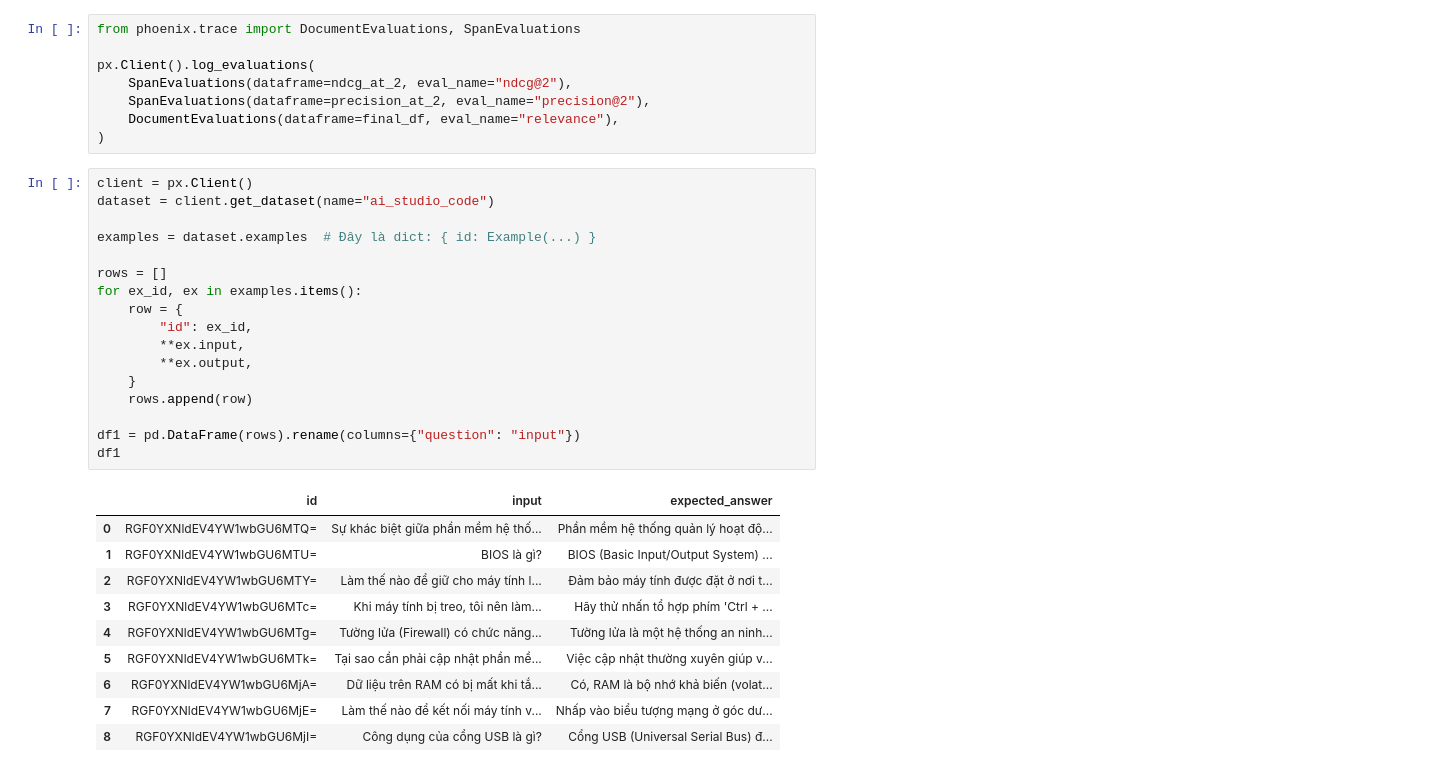
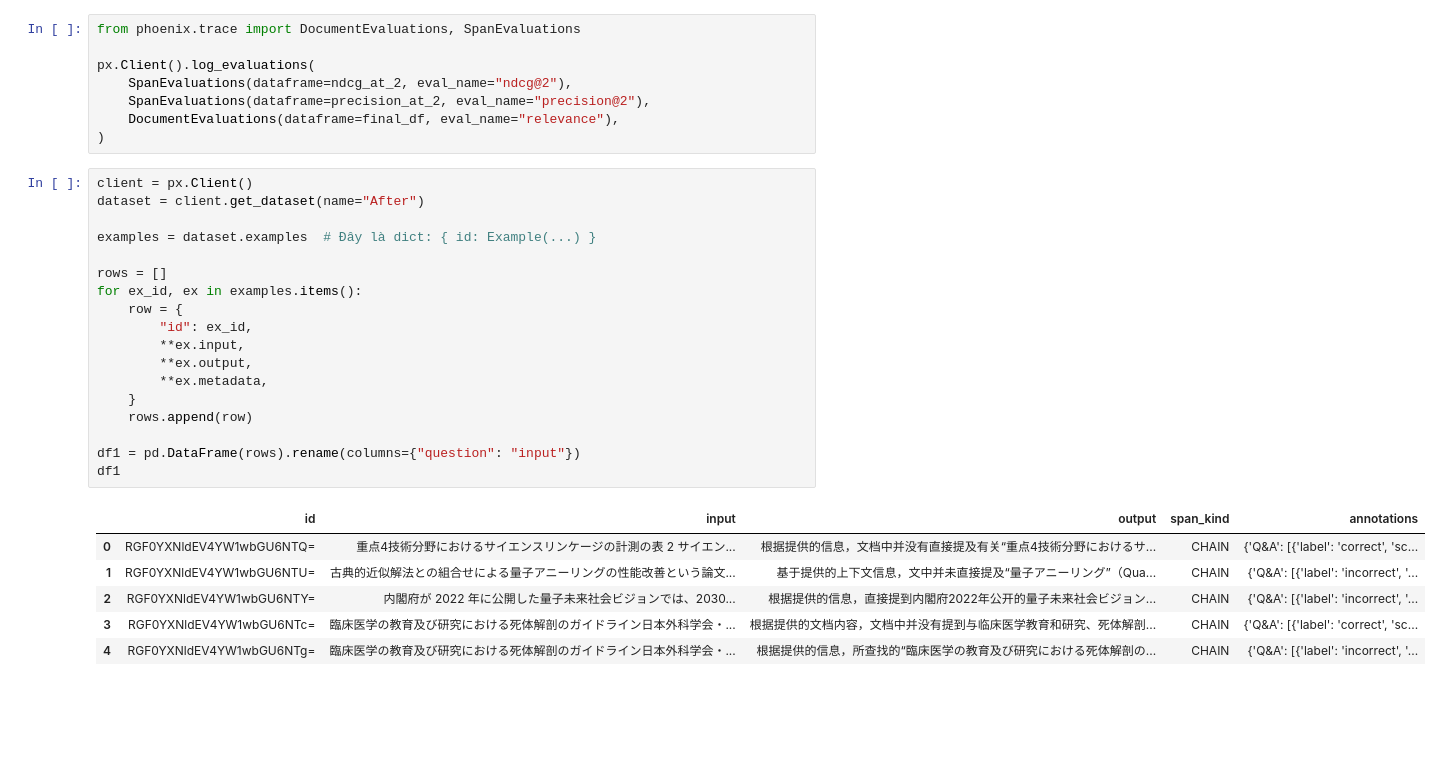
Before and after one commit to danghaido/LiteLLM, a Jupyter notebook: OHOHO.ipynb, the cells around one changed output. Drawn from its saved outputs; the diff is of its cells as text; blank space fills up the shorter version.

```diff
--- a/OHOHO.ipynb
+++ b/OHOHO.ipynb
@@ -850,32 +863,29 @@ px.Client().log_evaluations(
 )
 # %%
 client = px.Client()
-dataset = client.get_dataset(name="ai_studio_code")
+dataset = client.get_dataset(name="After")
 
 examples = dataset.examples  # Đây là dict: { id: Example(...) }
 
 rows = []
 for ex_id, ex in examples.items():
     row = {
         "id": ex_id,
         **ex.input,
         **ex.output,
+        **ex.metadata,
     }
     rows.append(row)
 
 df1 = pd.DataFrame(rows).rename(columns={"question": "input"})
 df1
 # %% [output]
-|  | id | input | expected_answer |
-| 0 | RGF0YXNldEV4YW1wbGU6MTQ= | Sự khác biệt giữa phần mềm hệ thố... | Phần mềm hệ thống quản lý hoạt độ... |
-| 1 | RGF0YXNldEV4YW1wbGU6MTU= | BIOS là gì? | BIOS (Basic Input/Output System) ... |
-| 2 | RGF0YXNldEV4YW1wbGU6MTY= | Làm thế nào để giữ cho máy tính l... | Đảm bảo máy tính được đặt ở nơi t... |
-| 3 | RGF0YXNldEV4YW1wbGU6MTc= | Khi máy tính bị treo, tôi nên làm... | Hãy thử nhấn tổ hợp phím 'Ctrl + ... |
-| 4 | RGF0YXNldEV4YW1wbGU6MTg= | Tường lửa (Firewall) có chức năng... | Tường lửa là một hệ thống an ninh... |
-| 5 | RGF0YXNldEV4YW1wbGU6MTk= | Tại sao cần phải cập nhật phần mề... | Việc cập nhật thường xuyên giúp v... |
-| 6 | RGF0YXNldEV4YW1wbGU6MjA= | Dữ liệu trên RAM có bị mất khi tắ... | Có, RAM là bộ nhớ khả biến (volat... |
-| 7 | RGF0YXNldEV4YW1wbGU6MjE= | Làm thế nào để kết nối máy tính v... | Nhấp vào biểu tượng mạng ở góc dư... |
-| 8 | RGF0YXNldEV4YW1wbGU6MjI= | Công dụng của cổng USB là gì? | Cổng USB (Universal Serial Bus) đ... |
+|  | id | input | output | span_kind | annotations |
+| 0 | RGF0YXNldEV4YW1wbGU6NTQ= | 重点4技術分野におけるサイエンスリンケージの計測の表 2 サイエン... | 根据提供的信息，文档中并没有直接提及有关“重点4技術分野におけるサ... | CHAIN | {'Q&A': [{'label': 'correct', 'sc... |
+| 1 | RGF0YXNldEV4YW1wbGU6NTU= | 古典的近似解法との組合せによる量子アニーリングの性能改善という論文... | 基于提供的上下文信息，文中并未直接提及“量子アニーリング”（Qua... | CHAIN | {'Q&A': [{'label': 'incorrect', '... |
+| 2 | RGF0YXNldEV4YW1wbGU6NTY= | 内閣府が 2022 年に公開した量子未来社会ビジョンでは、2030... | 根据提供的信息，直接提到内閣府2022年公开的量子未来社会ビジョン... | CHAIN | {'Q&A': [{'label': 'incorrect', '... |
+| 3 | RGF0YXNldEV4YW1wbGU6NTc= | 臨床医学の教育及び研究における死体解剖のガイドライン日本外科学会・... | 根据提供的文档内容，文档中并没有提到与临床医学教育和研究、死体解剖... | CHAIN | {'Q&A': [{'label': 'correct', 'sc... |
+| 4 | RGF0YXNldEV4YW1wbGU6NTg= | 臨床医学の教育及び研究における死体解剖のガイドライン日本外科学会・... | 根据提供的信息，所查找的“臨床医学の教育及び研究における死体解剖の... | CHAIN | {'Q&A': [{'label': 'incorrect', '... |
 # %%
 query = (
         SpanQuery()
```
Also changed, not shown: parts of 8 cells of this notebook, 8 other files.
